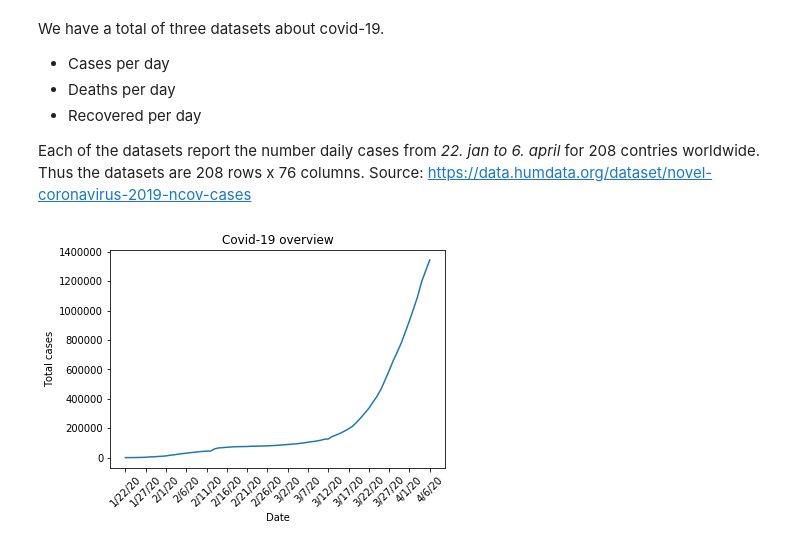
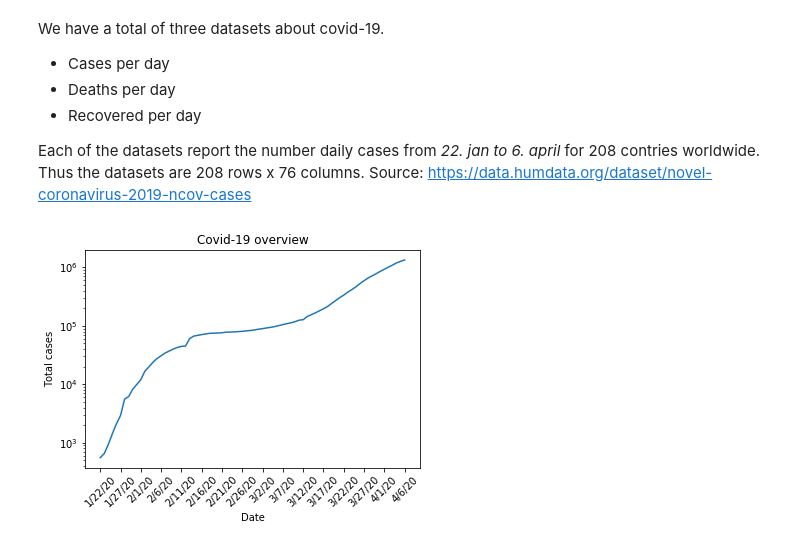
Before and after one commit to Sterris/viz_project, a Jupyter notebook: datasets/jakob_homework.ipynb, the cells around one changed output. Drawn from its saved outputs; the diff is of its cells as text; code cells hidden in the pictures.

Commit message:
Plots of covid-19 cases

```diff
--- a/datasets/jakob_homework.ipynb
+++ b/datasets/jakob_homework.ipynb
@@ -80,18 +80,19 @@ Each of the datasets report the number daily cases from *22. jan to 6. april*
 # %%
 #Simple plot of total cases by day
 x_ticks = []
 i=0
 for col in df:
     if(i%5 == 0):
         x_ticks.append(col)
     i = i +1
 
 
 plt.plot(df.columns, df.sum())
 plt.xticks(x_ticks, rotation = 45)
 plt.xlabel("Date")
 plt.ylabel("Total cases")
 plt.title("Covid-19 overview")
+plt.yscale("log")
 plt.show()
 # %% [output]
-[figure, old version]
+[figure, new version]
```
Also changed, not shown: parts of 2 cells of this notebook.
